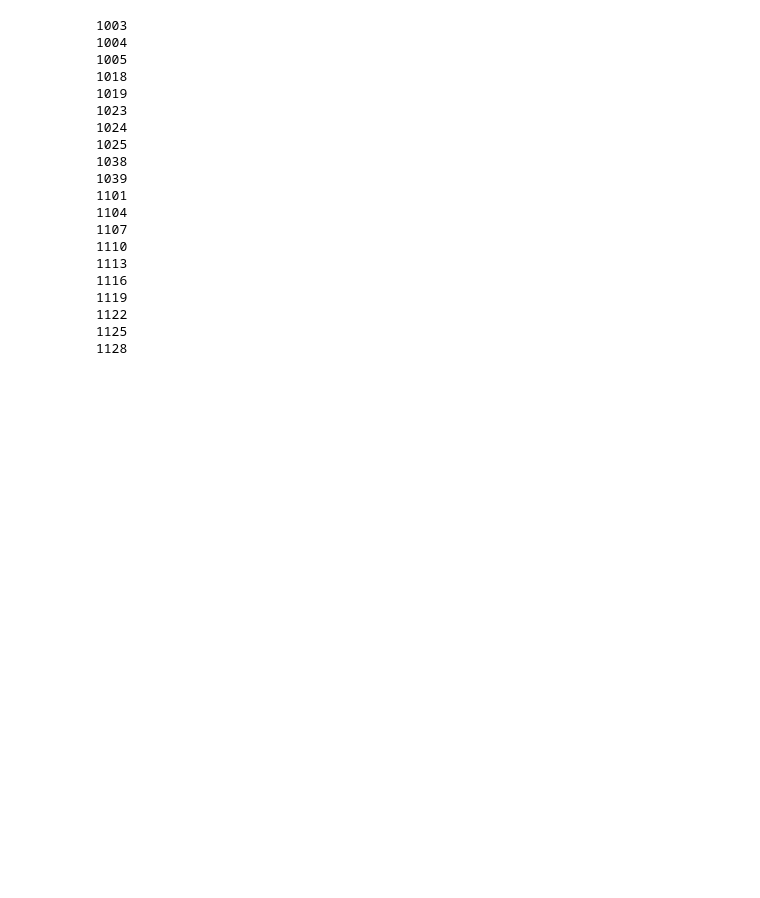
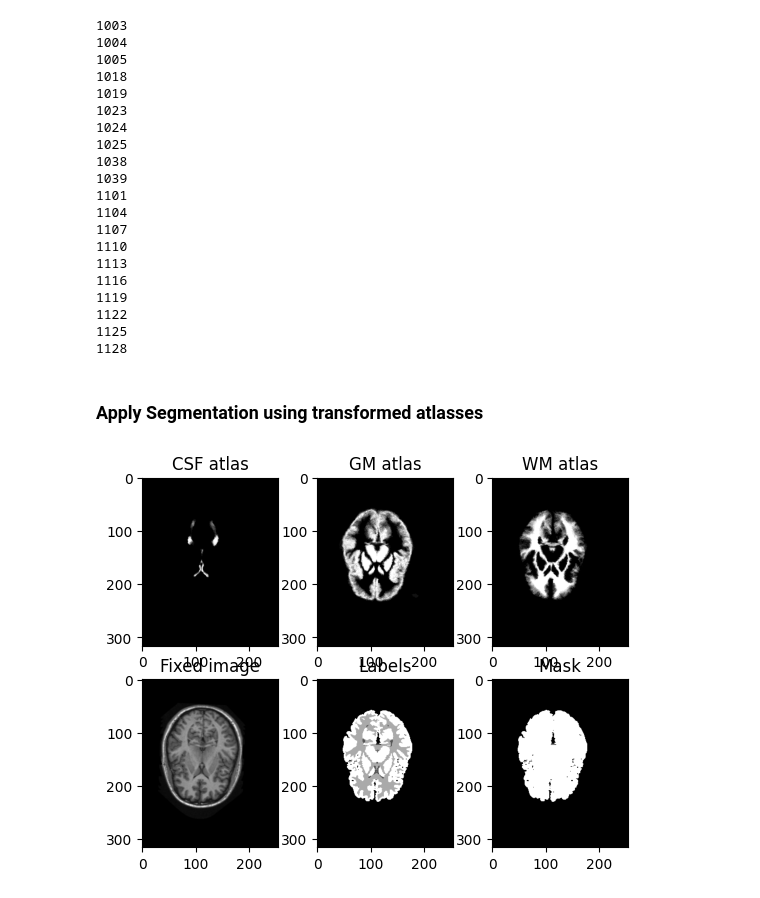
Before and after one commit to cansuyalcinn/MIRA_MISA_LABS, a Jupyter notebook: MISA_LAB3/LP_seg_without_EM.ipynb, the cells around one changed output. Saved outputs shown, nothing was run; the diff lists cells and outputs as text; code cells hidden in the pictures; blank space fills up the shorter version.

```diff
--- a/MISA_LAB3/LP_seg_without_EM.ipynb
+++ b/MISA_LAB3/LP_seg_without_EM.ipynb
@@ -167,3 +167,33 @@ for patient in list_patient:
 1122
 1125
 1128
+# %% [markdown]
+### Apply Segmentation using transformed atlasses
+# %%
+# Read transformed atlas images
+atlas_csf_registered = sitk.ReadImage(str(cwd) + f'/data/transformed_atlas/csf_atlas_1003.nii.gz')
+atlas_gm_registered = sitk.ReadImage(str(cwd) + f'/data/transformed_atlas/gm_atlas_1003.nii.gz')
+atlas_wm_registered = sitk.ReadImage(str(cwd) + f'/data/transformed_atlas/wm_atlas_1003.nii.gz')
+
+# Read the images
+fixed_path = str(cwd) + f'/data/testing-set/testing-images/1003.nii.gz'
+labels_path = str(cwd) + f'/data/testing-set/testing-labels/1003_3C.nii.gz'
+mask_path = str(cwd) + f'/data/testing-set/testing-mask/1003_1C.nii.gz'
+
+# Show images using subplot
+fig, axs = plt.subplots(2, 3)
+axs[0, 0].imshow(sitk.GetArrayFromImage(atlas_csf_registered)[150,:,:], cmap='gray')
+axs[0, 0].set_title('CSF atlas')
+axs[0, 1].imshow(sitk.GetArrayFromImage(atlas_gm_registered)[150,:,:], cmap='gray')
+axs[0, 1].set_title('GM atlas')
+axs[0, 2].imshow(sitk.GetArrayFromImage(atlas_wm_registered)[150,:,:], cmap='gray')
+axs[0, 2].set_title('WM atlas')
+axs[1, 0].imshow(sitk.GetArrayFromImage(sitk.ReadImage(fixed_path))[150,:,:], cmap='gray')
+axs[1, 0].set_title('Fixed image')
+axs[1, 1].imshow(sitk.GetArrayFromImage(sitk.ReadImage(labels_path))[150,:,:], cmap='gray')
+axs[1, 1].set_title('Labels')
+axs[1, 2].imshow(sitk.GetArrayFromImage(sitk.ReadImage(mask_path))[150,:,:], cmap='gray')
+axs[1, 2].set_title('Mask')
+plt.show()
+# %% [output]
+[figure, added]
```
Also changed, not shown: parts of 4 cells of this notebook.
